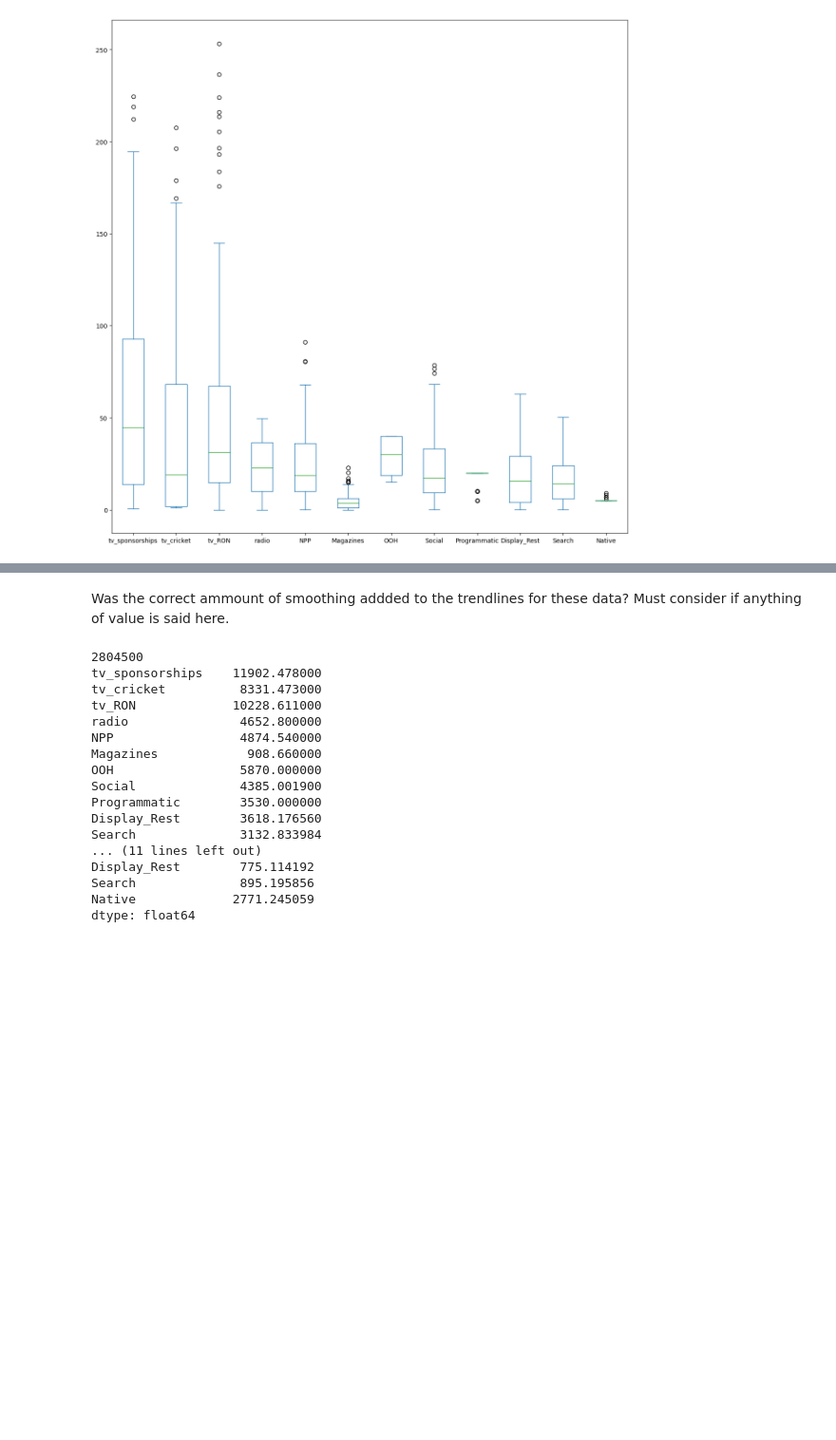
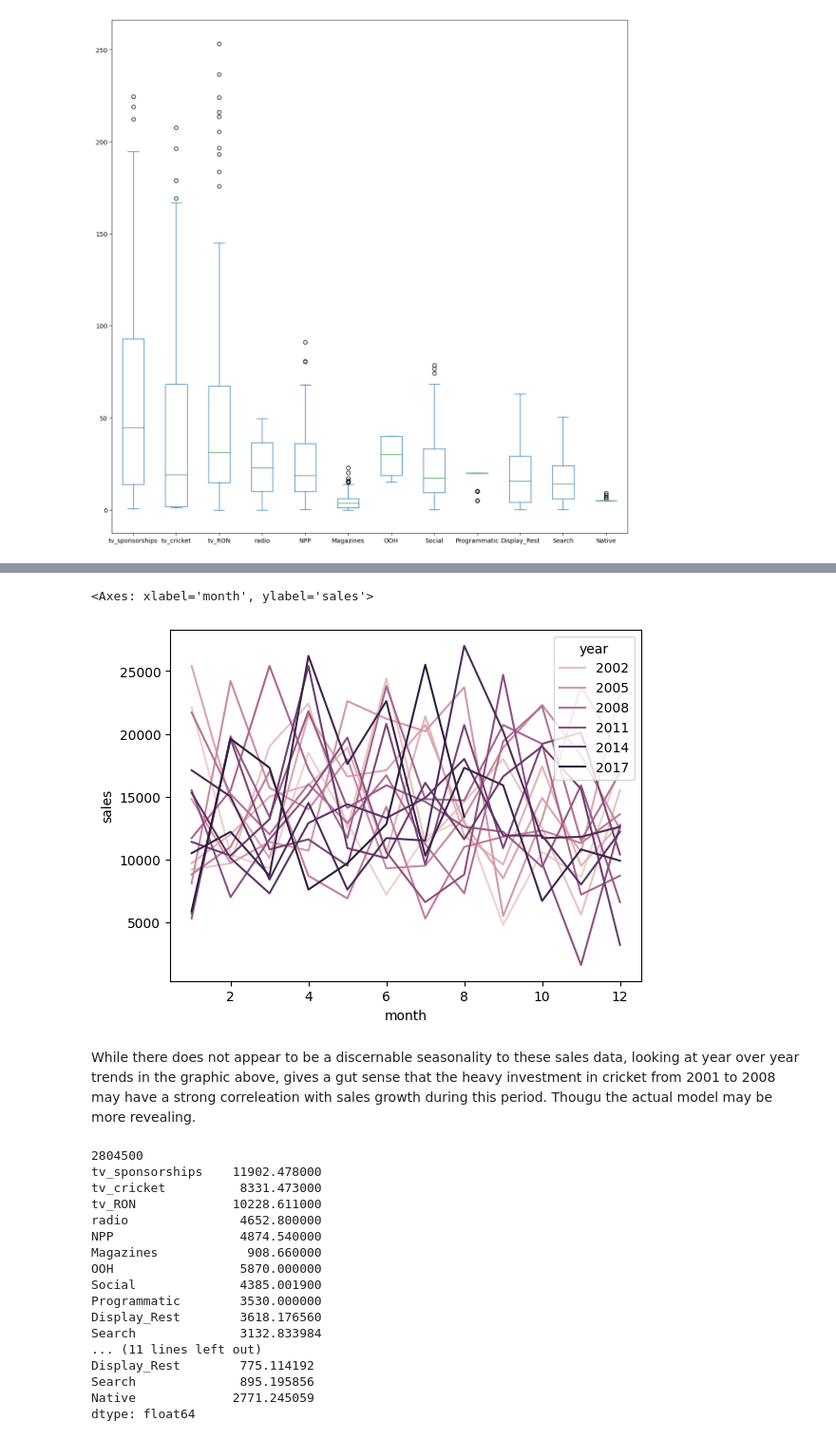
Before and after one commit to helios1014/marketing_mix_modeling, a Jupyter notebook: mmm.ipynb, the cells around one changed output, grey strips where cells are left out. Shown at 95% size. Saved outputs shown, nothing was run; the diff lists cells and outputs as text; code cells hidden in the pictures; blank space fills up the shorter version.

Commit message:
Fixed inital data pulll  issues

```diff
--- a/mmm.ipynb
+++ b/mmm.ipynb
@@ -86,5 +99,14 @@ raw_df.melt(
+# %%
+sns.lineplot(
+    data = raw_df,
+    x='month', y='sales',
+    hue='year'
+)
+# %% [output]
+<Axes: xlabel='month', ylabel='sales'>
+[figure, added]
 # %% [markdown]
-Was the correct ammount of smoothing addded to the trendlines for these data? Must consider if anything of value is said here.
+While there does not appear to be a discernable seasonality to these sales data, looking at year over year trends in the graphic above, gives a gut sense that the heavy investment in cricket from 2001 to 2008 may have a strong correleation with sales growth during this period. Thougu the actual model may be more revealing.
 # %%
 #Do I need all of the figures presented here to make my case?
 
```
Also changed, not shown: parts of 8 cells of this notebook, 1 other file.
